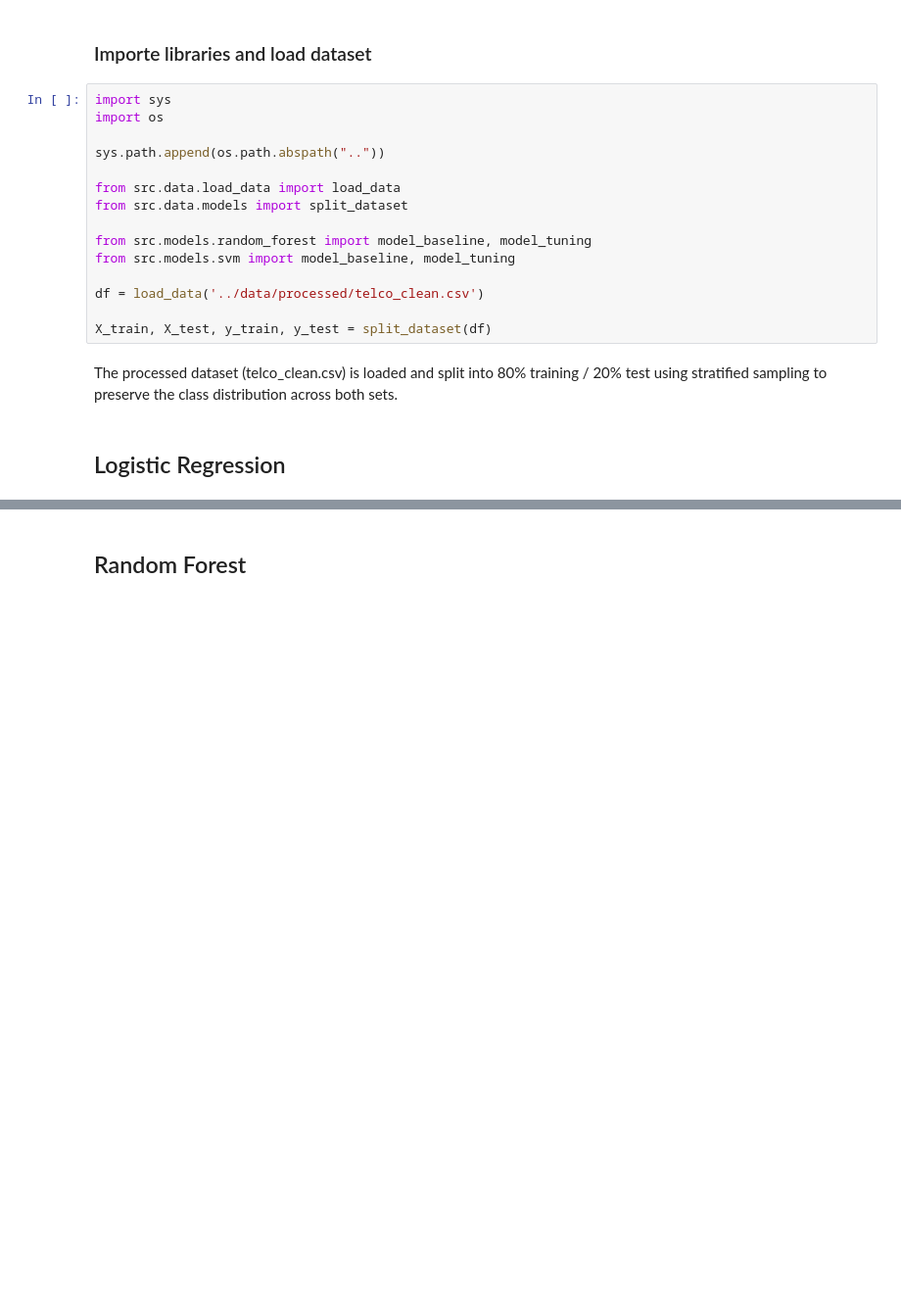
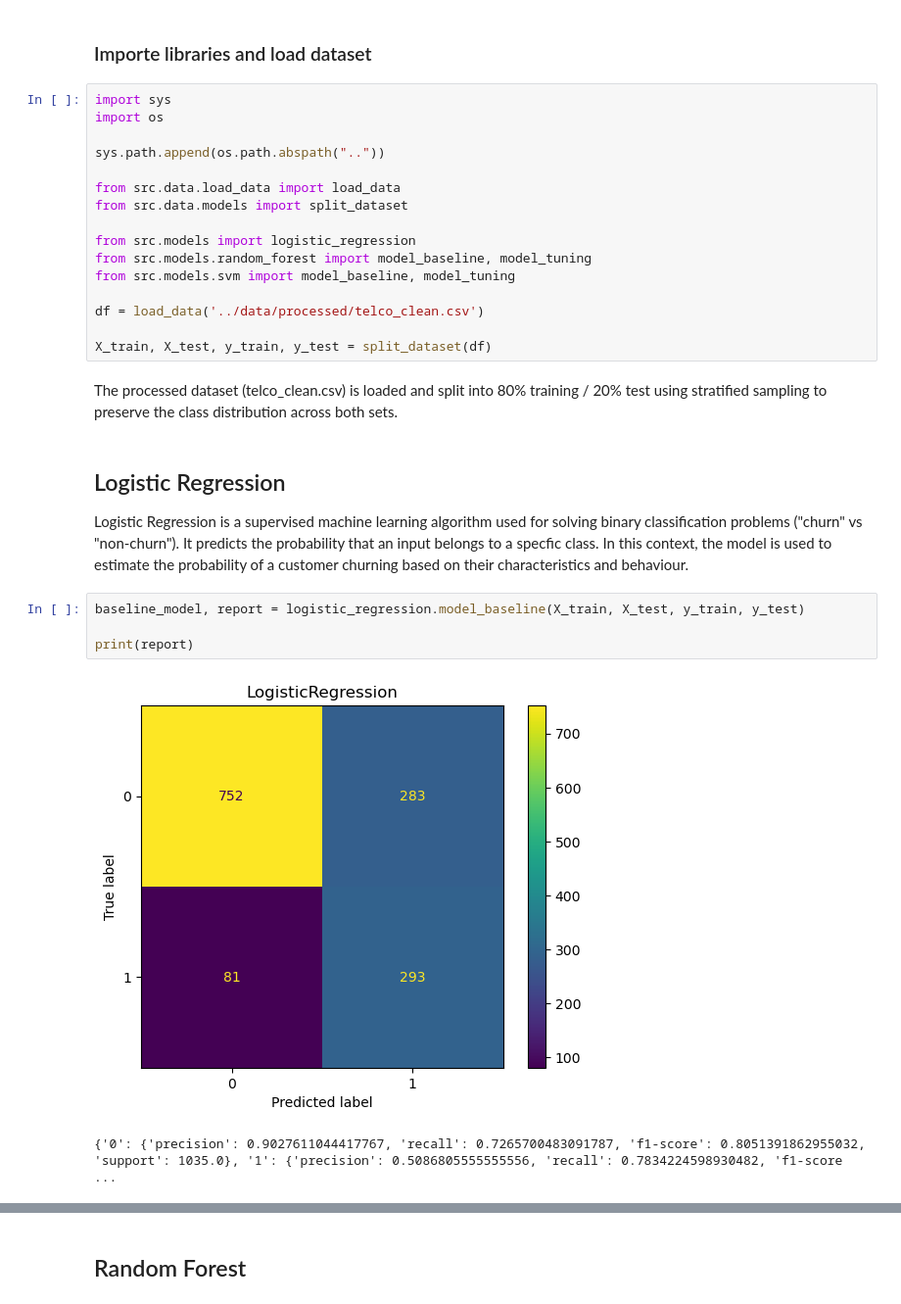
Before and after one commit to anarmsilva10/customer_churn, a Jupyter notebook: notebooks/04_models.ipynb, the cells around one changed output, grey strips where cells are left out. Shown at 98% size. Saved outputs shown, nothing was run; the diff lists cells and outputs as text; blank space fills up the shorter version.

Commit message:
logistic regression models without feature engineering dataset

```diff
--- a/notebooks/04_models.ipynb
+++ b/notebooks/04_models.ipynb
@@ -28,6 +28,7 @@ sys.path.append(os.path.abspath(".."))
 from src.data.load_data import load_data
 from src.data.models import split_dataset
 
+from src.models import logistic_regression
 from src.models.random_forest import model_baseline, model_tuning
 from src.models.svm import model_baseline, model_tuning
 
@@ -38,3 +39,12 @@ X_train, X_test, y_train, y_test = split_dataset(df)
 The processed dataset (telco_clean.csv) is loaded and split into 80% training / 20% test using stratified sampling to preserve the class distribution across both sets.
 # %% [markdown]
 ## Logistic Regression
+
+Logistic Regression is a supervised machine learning algorithm used for solving binary classification problems ("churn" vs "non-churn"). It predicts the probability that an input belongs to a specfic class. In this context, the model is used to estimate the probability of a customer churning based on their characteristics and behaviour.
+# %%
+baseline_model, report = logistic_regression.model_baseline(X_train, X_test, y_train, y_test)
+
+print(report)
+# %% [output]
+[figure, added]
+{'0': {'precision': 0.9027611044417767, 'recall': 0.7265700483091787, 'f1-score': 0.8051391862955032, 'support': 1035.0}, '1': {'precision': 0.5086805555555556, 'recall': 0.7834224598930482, 'f1-score ...
```
Also changed, not shown: parts of 2 cells of this notebook, 1 other file.
